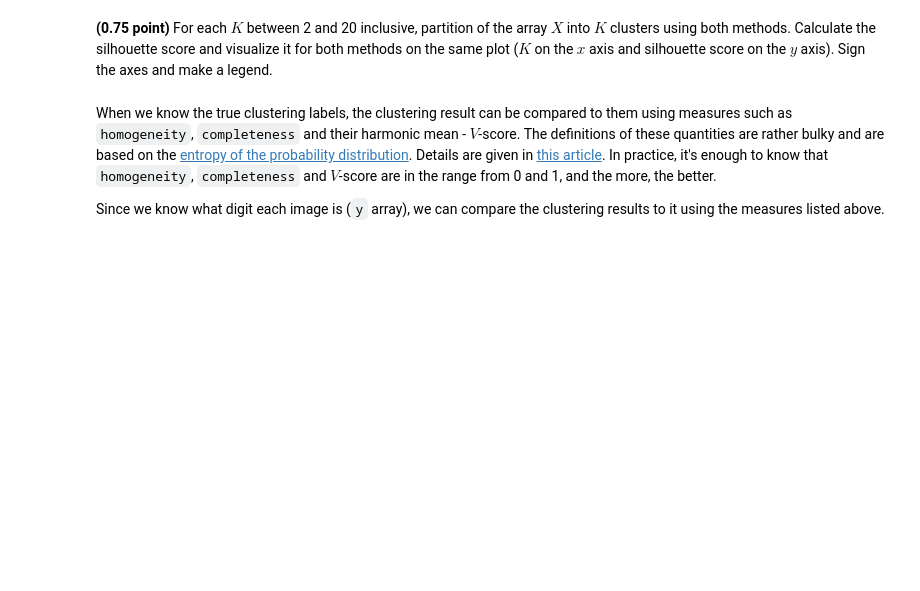
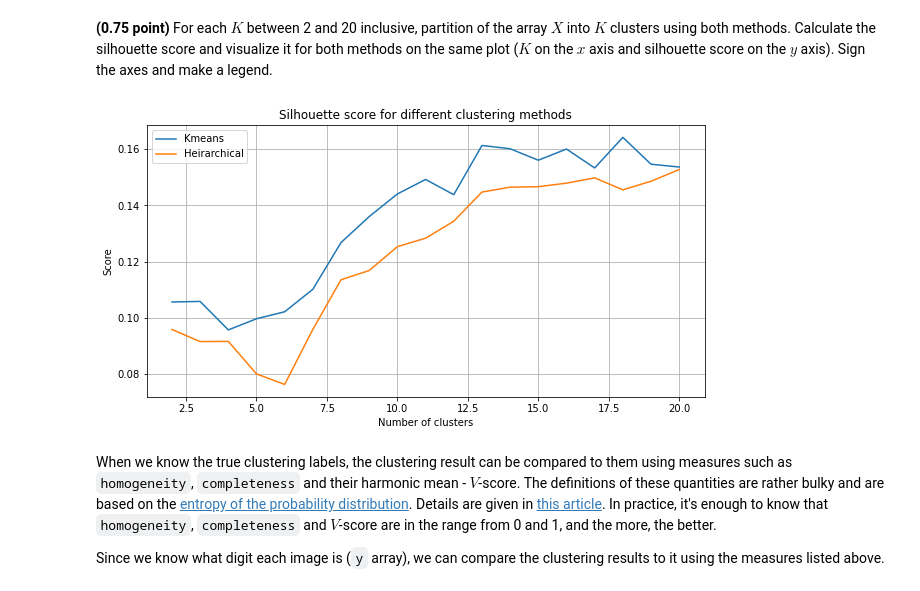
Before and after one commit to AndreiMedvedevSaratov/ml-8_clustering, a Jupyter notebook: clustering.ipynb, the cells around one changed output. Cells and saved outputs as stored; diff of their text form; code cells hidden in the pictures; blank space fills up the shorter version.

```diff
--- a/clustering.ipynb
+++ b/clustering.ipynb
@@ -264,6 +373,32 @@ $$
 The implementation of this metric in the `scikit-learn` is the `silhouette_score` function from the `metrics` submidule.
 # %% [markdown]
 **(0.75 point)** For each $K$ between 2 and 20 inclusive, partition of the array $X$ into $K$ clusters using both methods. Calculate the silhouette score and visualize it for both methods on the same plot ($K$ on the $x$ axis and silhouette score on the $y$ axis). Sign the axes and make a legend.
+# %%
+k_arr = range(2,21)
+
+kmeans_s_scores = np.zeros(len(k_arr))
+hierarchical_s_scores = np.zeros(len(k_arr))
+
+for i in range(len(k_arr)):
+    kmeans_labels = KMeans(n_clusters=k_arr[i], n_init=10, max_iter=100 , random_state=0).fit_predict(X_scaled)
+    hierarchical_labels = AgglomerativeClustering(n_clusters=k_arr[i]).fit_predict(X_scaled)
+
+    kmeans_s_scores[i] = silhouette_score(X_scaled, kmeans_labels)
+    hierarchical_s_scores[i] = silhouette_score(X_scaled, hierarchical_labels)
+
+fig = plt.figure(figsize=(10, 5))
+
+plt.plot(k_arr, kmeans_s_scores, label='Kmeans')
+plt.plot(k_arr, hierarchical_s_scores, label='Hierarchical')
+
+plt.title('Silhouette score for different clustering methods')
+plt.ylabel('Score')
+plt.xlabel('Number of clusters')
+plt.legend(['Kmeans','Heirarchical'])
+
+plt.grid()
+# %% [output]
+[figure, added]
 # %% [markdown]
 When we know the true clustering labels, the clustering result can be compared to them using measures such as `homogeneity`, `completeness` and their harmonic mean - $V$-score. The definitions of these quantities are rather bulky and are based on the [entropy of the probability distribution](https://ru.wikipedia.org/wiki/Информационная_энтропия). Details are given in [this article](http://aclweb.org/anthology/D/D07/D07-1043.pdf). In practice, it's enough to know that `homogeneity`, `completeness` and $V$-score are in the range from 0 and 1, and the more, the better.
 
```
Also changed, not shown: parts of 10 cells of this notebook.
